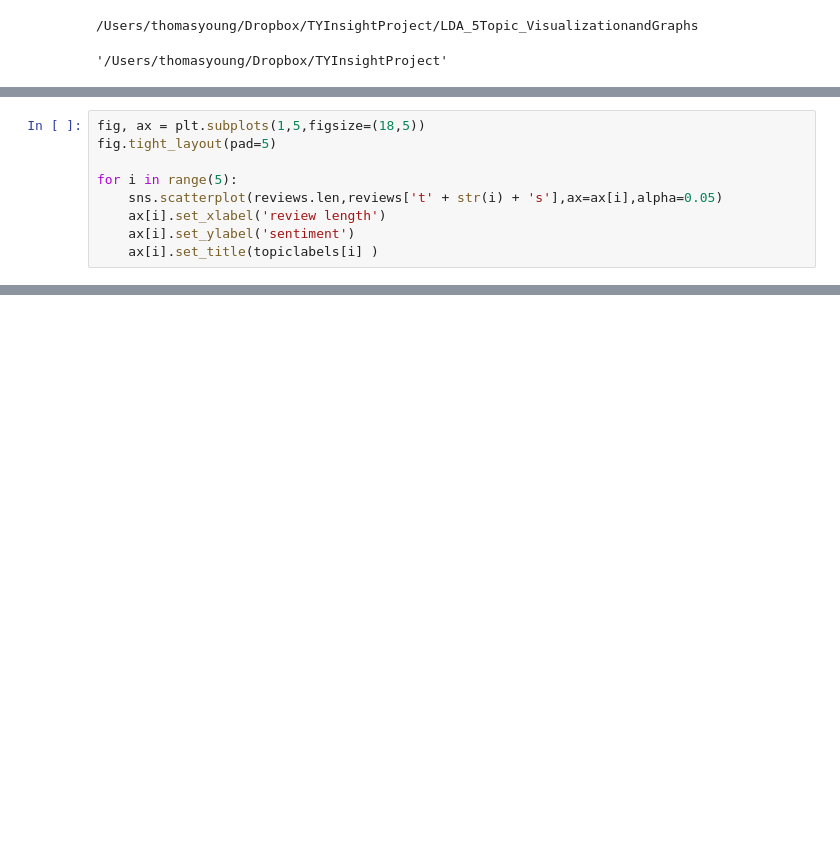
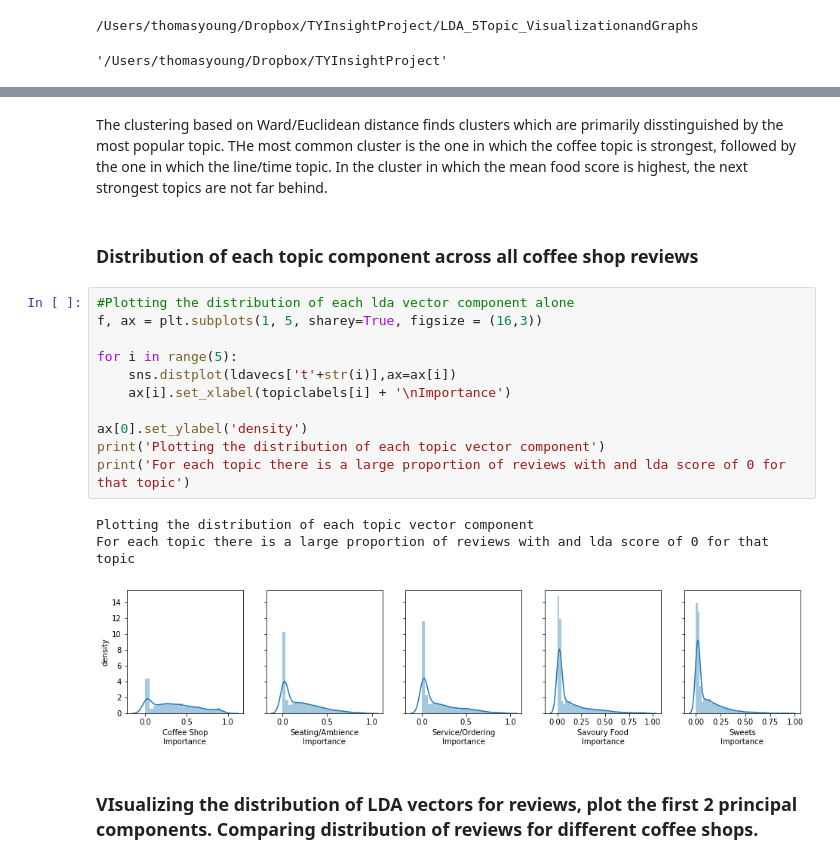
Before and after one commit to thomasyounghi/TY-InsightProject, a Jupyter notebook: LDA_5Topic_VisualizationandGraphs/EDA_LDATopicImportance.ipynb, the cells around one changed output, grey strips where cells are left out. Saved outputs shown, nothing was run; the diff lists cells and outputs as text; blank space fills up the shorter version.

```diff
--- a/LDA_5Topic_VisualizationandGraphs/EDA_LDATopicImportance.ipynb
+++ b/LDA_5Topic_VisualizationandGraphs/EDA_LDATopicImportance.ipynb
@@ -61,9 +19,0 @@ Below I look at how the sentiment associated with a topics in a review is relate
-# %%
-fig, ax = plt.subplots(1,5,figsize=(18,5))
-fig.tight_layout(pad=5)
-
-for i in range(5):
-    sns.scatterplot(reviews.len,reviews['t' + str(i) + 's'],ax=ax[i],alpha=0.05)
-    ax[i].set_xlabel('review length')
-    ax[i].set_ylabel('sentiment')
-    ax[i].set_title(topiclabels[i] )
@@ -86,0 +164,21 @@ for i in range(5):
+# %% [markdown]
+The clustering based on Ward/Euclidean distance finds clusters which are primarily disstinguished by the most popular topic.    THe most common cluster is the one in which the coffee topic is strongest, followed by the one  in which the line/time topic.   In the cluster in which the mean food score is highest, the next strongest topics are not far behind.
+# %% [markdown]
+### Distribution of each topic component across all coffee shop reviews
+# %%
+#Plotting the distribution of each lda vector component alone
+f, ax = plt.subplots(1, 5, sharey=True, figsize = (16,3))
+
+for i in range(5):
+    sns.distplot(ldavecs['t'+str(i)],ax=ax[i])
+    ax[i].set_xlabel(topiclabels[i] + '\nImportance')
+
+ax[0].set_ylabel('density')
+print('Plotting the distribution of each topic vector component')
+print('For each topic there is a large proportion of reviews with and lda score of 0 for that topic')
+# %% [output]
+Plotting the distribution of each topic vector component
+For each topic there is a large proportion of reviews with and lda score of 0 for that topic
+[figure, added]
+# %% [markdown]
+### VIsualizing the distribution of LDA vectors for reviews, plot the first 2 principal components. Comparing distribution of reviews for different coffee shops.
```
Also changed, not shown: parts of 25 cells of this notebook.
